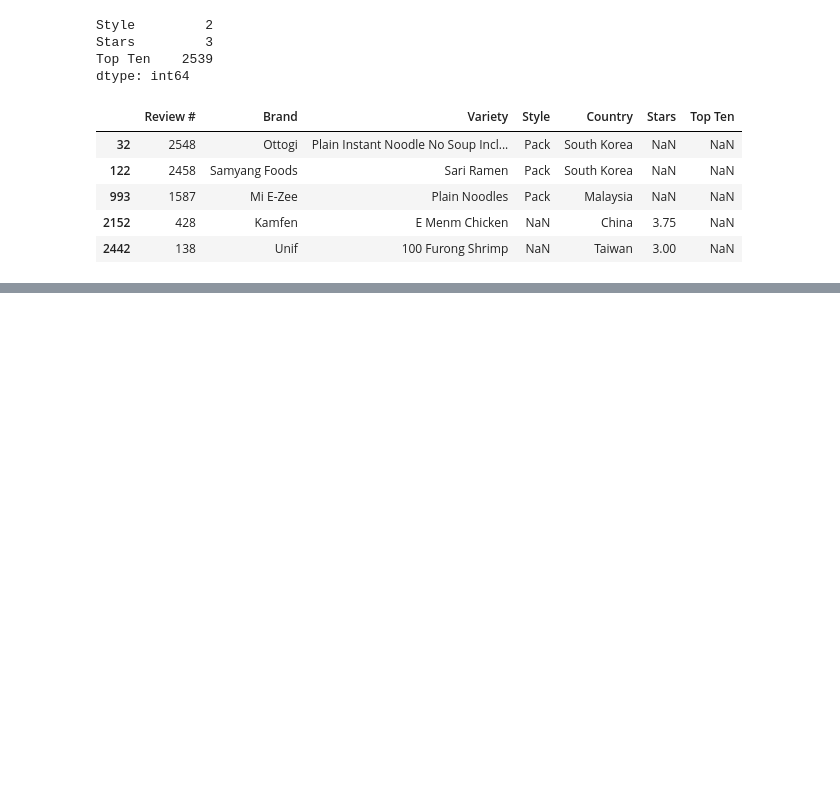
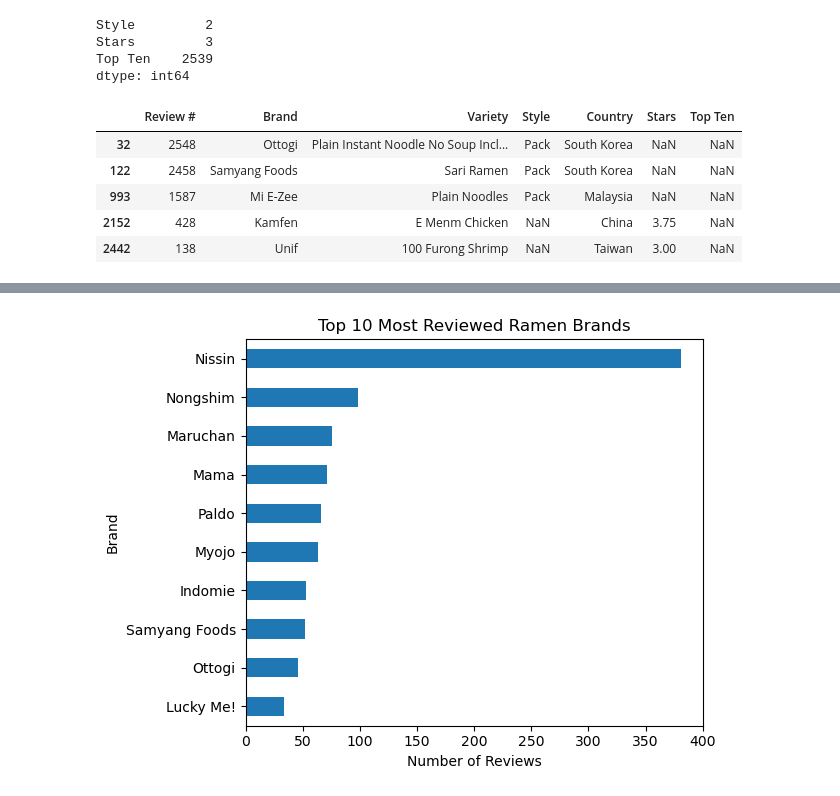
Before and after one commit to Keegawho198/python_practice, a Jupyter notebook: Ramen_ratings.ipynb, the cells around one changed output, grey strips where cells are left out. Drawn from its saved outputs; the diff is of its cells as text; code cells hidden in the pictures; blank space fills up the shorter version.

```diff
--- a/Ramen_ratings.ipynb
+++ b/Ramen_ratings.ipynb
@@ -104,0 +132,5 @@ df
+# %%
+#check which brand has the most reviews
+
+top_reviews = df['Brand'].value_counts().head(10)
+print(top_reviews)
@@ -104,0 +150,19 @@ df
+# %%
+# Plot
+#top_reviews.plot(kind='bar')
+top_reviews.plot(kind='barh')
+
+
+# graph styling
+plt.title('Top 10 Most Reviewed Ramen Brands')
+plt.xlabel('Number of Reviews')
+plt.ylabel('Brand')
+#plt.xticks(rotation=45, ha='right')
+plt.gca().invert_yaxis() #starts with highest
+
+plt.tight_layout()
+
+# Show it
+plt.show()
+# %% [output]
+[figure, added]
```
Also changed, not shown: parts of 15 cells of this notebook.
